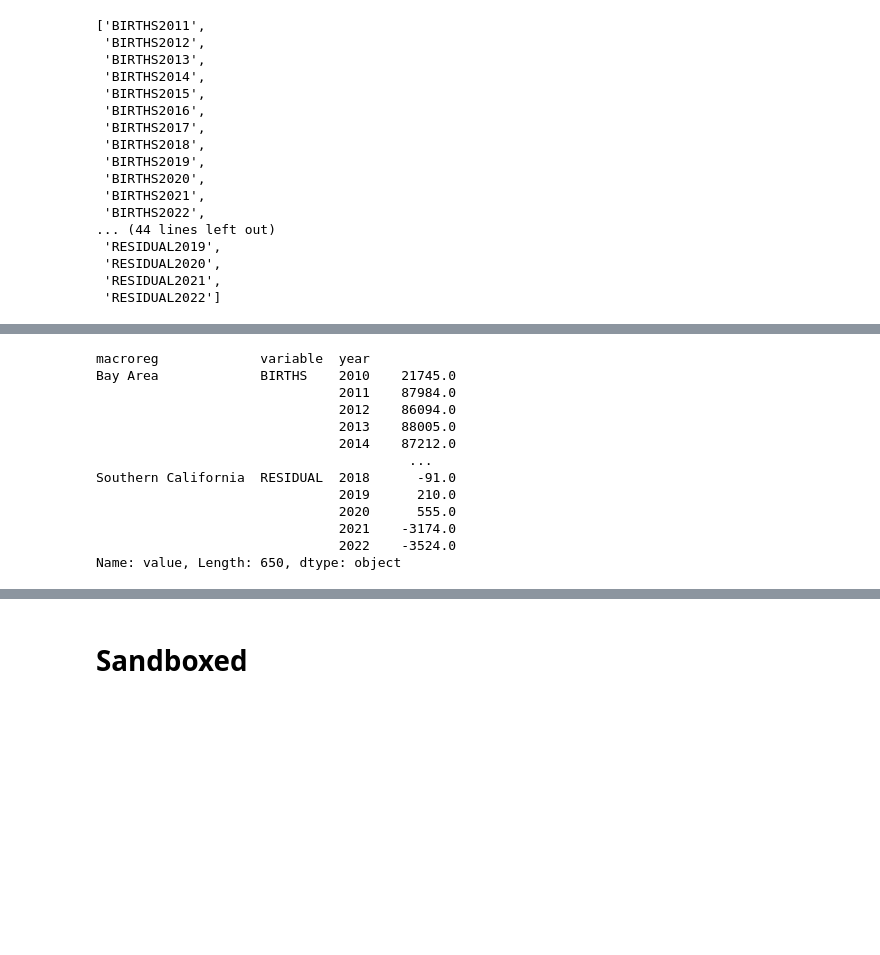
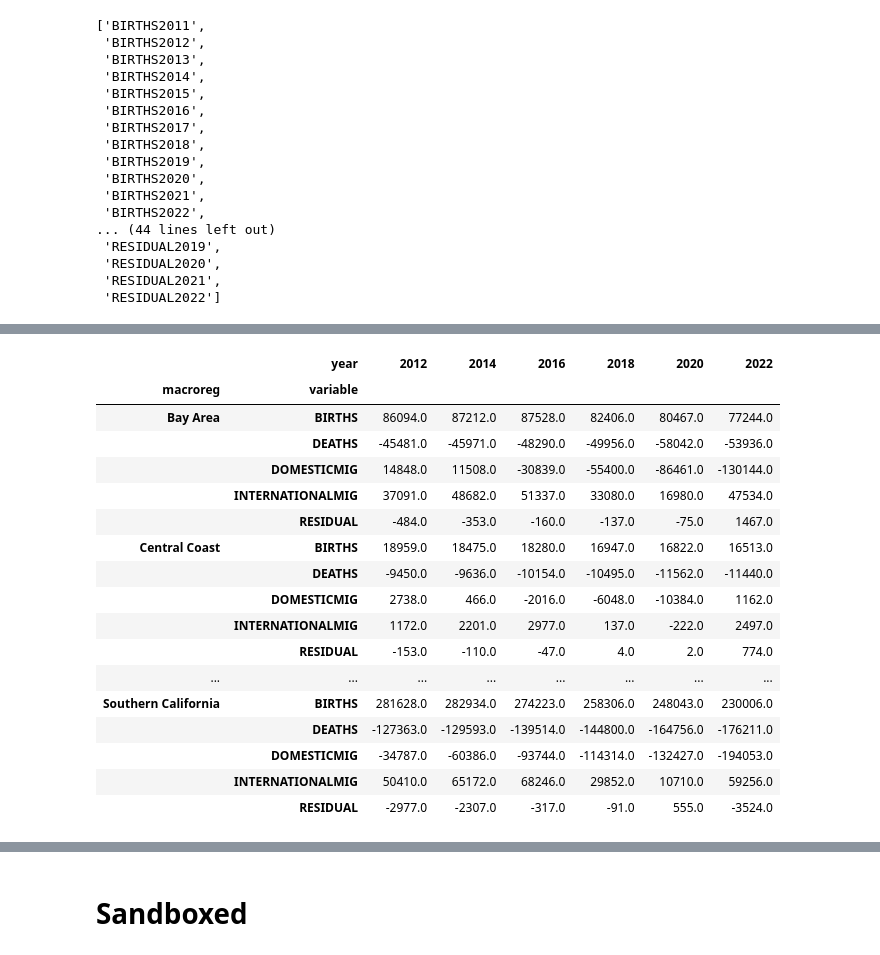
Before and after one commit to BayAreaMetro/regional_forecast, a Jupyter notebook: contextual/Demographics/county_population_post_covid.ipynb, the cells around one changed output, grey strips where cells are left out. Saved outputs shown, nothing was run; the diff lists cells and outputs as text; code cells hidden in the pictures; blank space fills up the shorter version.

```diff
--- a/contextual/Demographics/county_population_post_covid.ipynb
+++ b/contextual/Demographics/county_population_post_covid.ipynb
@@ -318,22 +304,27 @@ Name: value, Length: 585, dtype: object
 # %%
 # CA Macroregions
 camacropop_components_long = popest_long.query('variable.isin(@component_concepts)').groupby(['macroreg', 'variable', 'year']).value.sum()
 camacropop_components_long.to_csv('../output/camacropop_components_long_2020_2022.csv')
-camacropop_components_long
+camacropop_components_long.unstack('year')[years_2]
 # %% [output]
-macroreg             variable  year
-Bay Area             BIRTHS    2010    21745.0
-                               2011    87984.0
-                               2012    86094.0
-                               2013    88005.0
-                               2014    87212.0
-                                        ...
-Southern California  RESIDUAL  2018      -91.0
-                               2019      210.0
-                               2020      555.0
-                               2021    -3174.0
-                               2022    -3524.0
-Name: value, Length: 650, dtype: object
+|  | year | 2012 | 2014 | 2016 | 2018 | 2020 | 2022 |
+| macroreg | variable |  |  |  |  |  |  |
+| Bay Area | BIRTHS | 86094.0 | 87212.0 | 87528.0 | 82406.0 | 80467.0 | 77244.0 |
+|  | DEATHS | -45481.0 | -45971.0 | -48290.0 | -49956.0 | -58042.0 | -53936.0 |
+|  | DOMESTICMIG | 14848.0 | 11508.0 | -30839.0 | -55400.0 | -86461.0 | -130144.0 |
+|  | INTERNATIONALMIG | 37091.0 | 48682.0 | 51337.0 | 33080.0 | 16980.0 | 47534.0 |
+|  | RESIDUAL | -484.0 | -353.0 | -160.0 | -137.0 | -75.0 | 1467.0 |
+| Central Coast | BIRTHS | 18959.0 | 18475.0 | 18280.0 | 16947.0 | 16822.0 | 16513.0 |
+|  | DEATHS | -9450.0 | -9636.0 | -10154.0 | -10495.0 | -11562.0 | -11440.0 |
+|  | DOMESTICMIG | 2738.0 | 466.0 | -2016.0 | -6048.0 | -10384.0 | 1162.0 |
+|  | INTERNATIONALMIG | 1172.0 | 2201.0 | 2977.0 | 137.0 | -222.0 | 2497.0 |
+|  | RESIDUAL | -153.0 | -110.0 | -47.0 | 4.0 | 2.0 | 774.0 |
+| ... | ... | ... | ... | ... | ... | ... | ... |
+| Southern California | BIRTHS | 281628.0 | 282934.0 | 274223.0 | 258306.0 | 248043.0 | 230006.0 |
+|  | DEATHS | -127363.0 | -129593.0 | -139514.0 | -144800.0 | -164756.0 | -176211.0 |
+|  | DOMESTICMIG | -34787.0 | -60386.0 | -93744.0 | -114314.0 | -132427.0 | -194053.0 |
+|  | INTERNATIONALMIG | 50410.0 | 65172.0 | 68246.0 | 29852.0 | 10710.0 | 59256.0 |
+|  | RESIDUAL | -2977.0 | -2307.0 | -317.0 | -91.0 | 555.0 | -3524.0 |
 # %%
 # CA misc COG regions
 cacogpop_components_long = popest_long.query('variable.isin(@component_concepts)').groupby(['region', 'variable', 'year']).value.sum()
```
Also changed, not shown: parts of 15 cells of this notebook, 7 other files.
